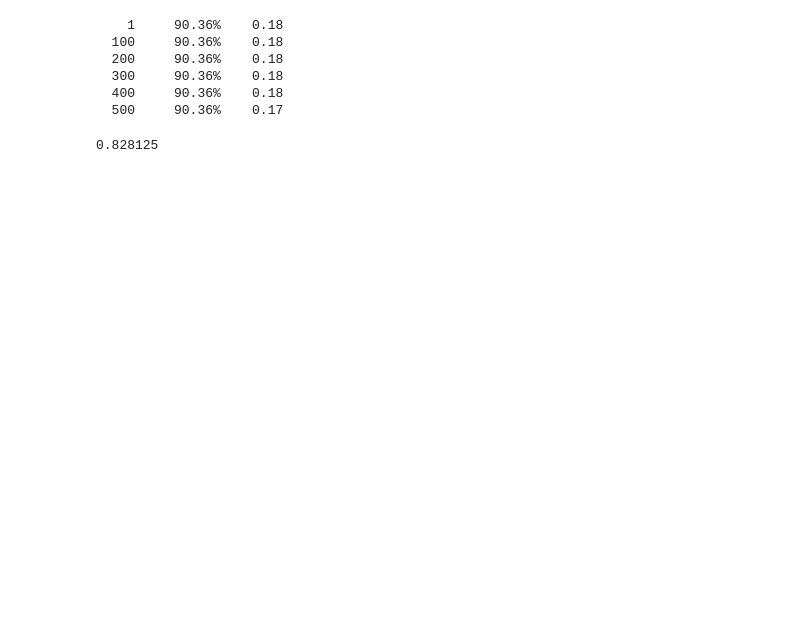
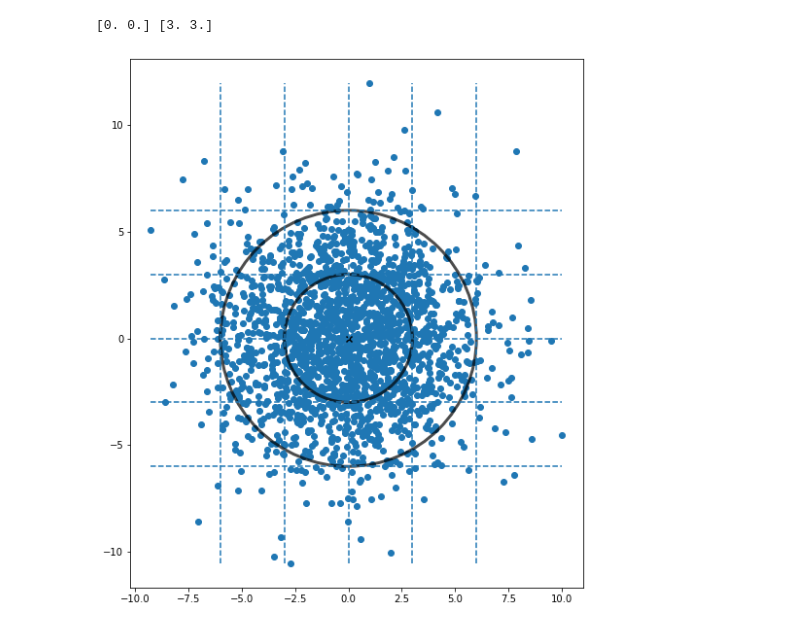
Before and after one commit to cvjena/fve_experiments, a Jupyter notebook: notebooks/Untitled.ipynb, the cells around one changed output. Drawn from its saved outputs; the diff is of its cells as text; code cells hidden in the pictures; blank space fills up the shorter version.

```diff
--- a/notebooks/Untitled.ipynb
+++ b/notebooks/Untitled.ipynb
@@ -64,34 +0,0 @@ print(y)
-# %%
-LR = 1e0
-
-for i in range(1, 500+1):
-
-
-    logit = clf(X)
-    accu = F.accuracy(logit, y)
-    loss = F.softmax_cross_entropy(logit, y)
-    if i ==1 or i % 100 == 0:
-        print(f"{i: 5d} {float(accu.array): 10.2%} {float(loss.array): 7.2f}")
-
-
-    clf.cleargrads()
-    loss.backward()
-
-    for p in clf.params():
-        p.array -= LR * p.grad
-# %% [output]
-    1     90.36%    0.18
-  100     90.36%    0.18
-  200     90.36%    0.18
-  300     90.36%    0.18
-  400     90.36%    0.18
-  500     90.36%    0.17
-# %%
-from sklearn.svm import LinearSVC
-
-svm = LinearSVC()
-
-svm.fit(X, y)
-svm.score(X, y)
-# %% [output]
-0.828125
@@ -97,0 +6,34 @@ svm.score(X, y)
+# %%
+mu, std = np.array([0,0], dtype=float), np.array([3,3], dtype=float)
+N = 2000
+
+X = np.random.normal(loc=mu, scale=std, size=(N, 2))
+# %%
+print(mu, std)
+fig, ax = plt.subplots(figsize=(10, 10))
+nsig = 2
+
+ax.scatter(*X.T)
+ax.scatter(*mu, marker="x", color="black")
+
+ax.hlines(
+    y=std[1]*np.arange(-nsig, nsig+1),
+    xmin=X.min(axis=0)[0],
+    xmax=X.max(axis=0)[0],
+    linestyles="dashed"
+)
+ax.vlines(
+    x=std[0]*np.arange(-nsig, nsig+1),
+    ymin=X.min(axis=0)[1],
+    ymax=X.max(axis=0)[1],
+    linestyles="dashed"
+)
+draw_ellipse(mu, std**2, nsig=nsig, alpha=0.7, facecolor="none", edgecolor="black", lw="3")
+
+ax.set_aspect('equal')
+
+plt.show()
+plt.close()
+# %% [output]
+[0. 0.] [3. 3.]
+[figure, added]
```
Also changed, not shown: parts of 5 cells of this notebook, 2 other files.
